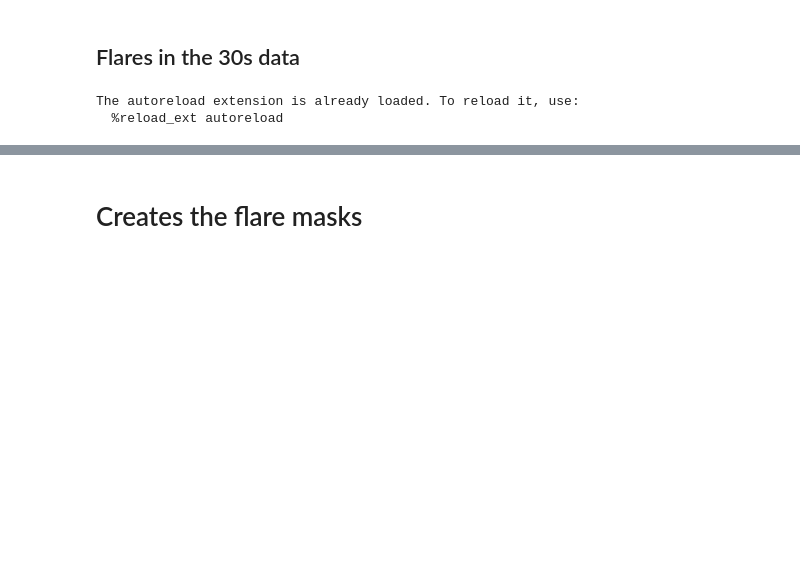
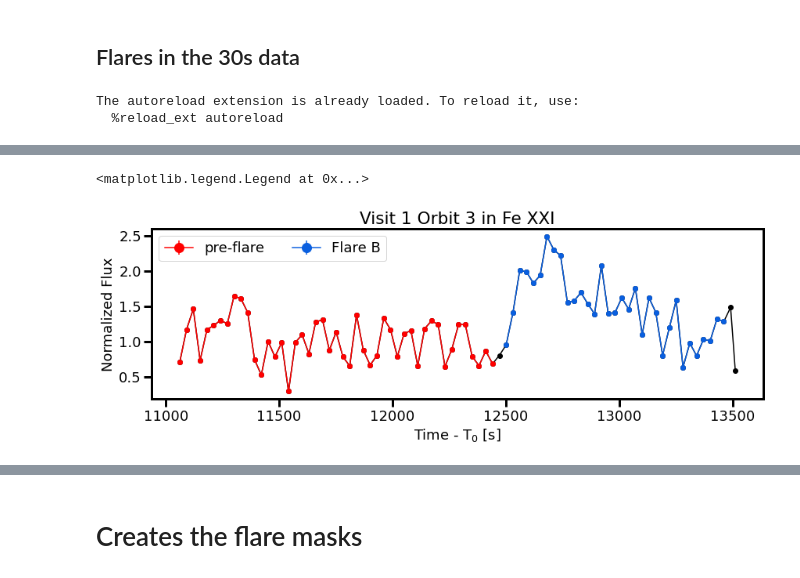
Before and after one commit to afeinstein20/cos_flares, a Jupyter notebook: notebooks/flare_analysis.ipynb, the cells around one changed output, grey strips where cells are left out. Saved outputs shown, nothing was run; the diff lists cells and outputs as text; code cells hidden in the pictures; blank space fills up the shorter version.

```diff
--- a/notebooks/flare_analysis.ipynb
+++ b/notebooks/flare_analysis.ipynb
@@ -142,0 +137,32 @@ for i in range(len(axes)):
+# %%
+fig = plt.figure(figsize=(14,4))
+fig.set_facecolor('w')
+t = fwc.time.value
+q = (t < 1e6) & (fwc.orbit==2)
+oof = (t < 1e6) & (fwc.orbit==2) & (t<12450)
+
+plt.errorbar(t[q],
+             fwc.width_table['FeXXI'].data[q]/np.nanmedian(fwc.width_table['FeXXI'].data[oof]),
+             yerr=fwc.error_table['FeXXI'].data[q],
+             marker='o', color='k', zorder=3)
+
+plt.errorbar(t[oof],
+             fwc.width_table['FeXXI'].data[oof]/np.nanmedian(fwc.width_table['FeXXI'].data[oof]),
+             yerr=fwc.error_table['FeXXI'].data[oof],
+             marker='o', color='red', zorder=3, label='pre-flare')
+
+fb = (t < 1e6) & (flare_mask[2][2]>0) & (t>12500)
+
+plt.errorbar(t[fb][:-1],
+             fwc.width_table['FeXXI'].data[fb][:-1]/np.nanmedian(fwc.width_table['FeXXI'].data[oof]),
+             yerr=fwc.error_table['FeXXI'].data[fb][:-1],
+             marker='o',  color=parula[30], zorder=3, label='Flare B')
+plt.title('Visit 1 Orbit 3 in Fe XXI')
+plt.xlabel('Time - T$_0$ [s]')
+plt.ylabel('Normalized Flux')
+plt.legend(ncol=2)
+#plt.savefig('/Users/arcticfox/Desktop/visit1orbit3iron.png', dpi=250, rasterize=True,
+#            bbox_inches='tight')
+# %% [output]
+<matplotlib.legend.Legend at 0x...>
+[figure, added]
```
Also changed, not shown: parts of 25 cells of this notebook, 3 other files.
